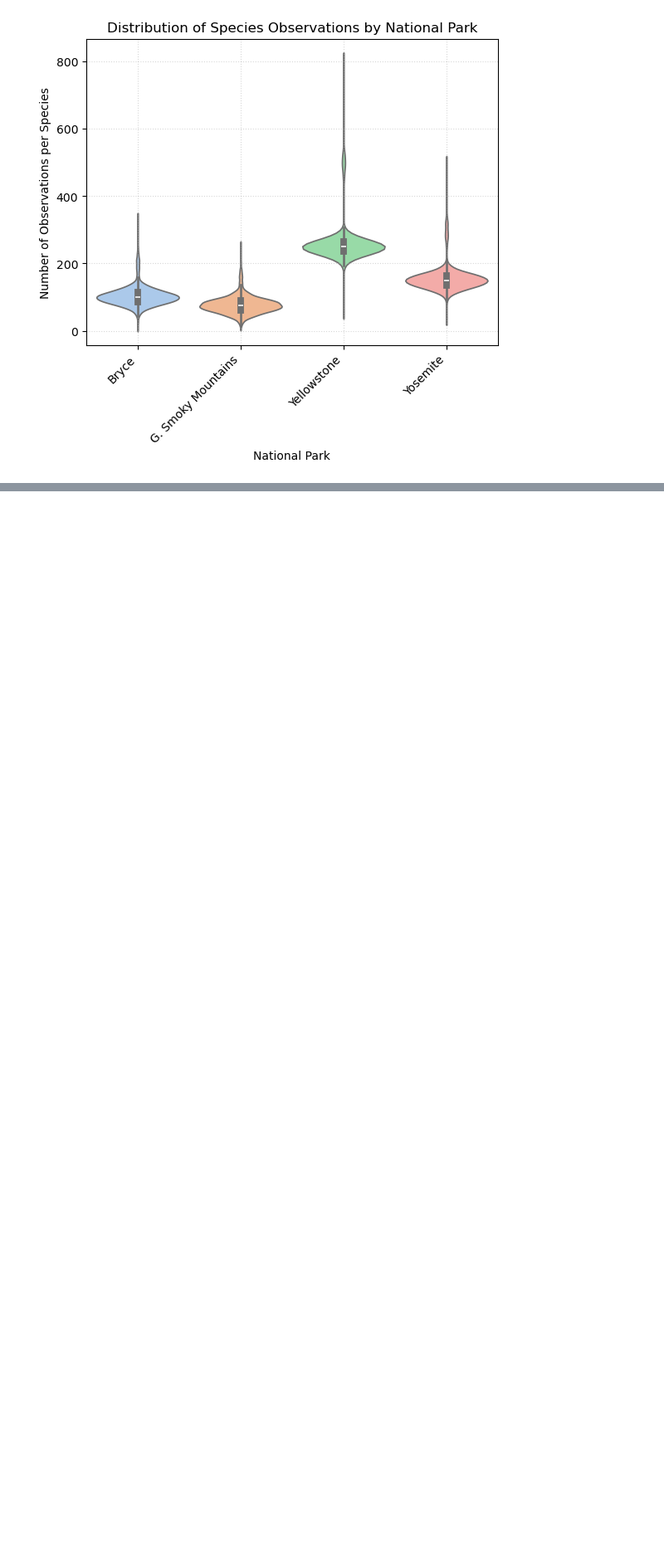
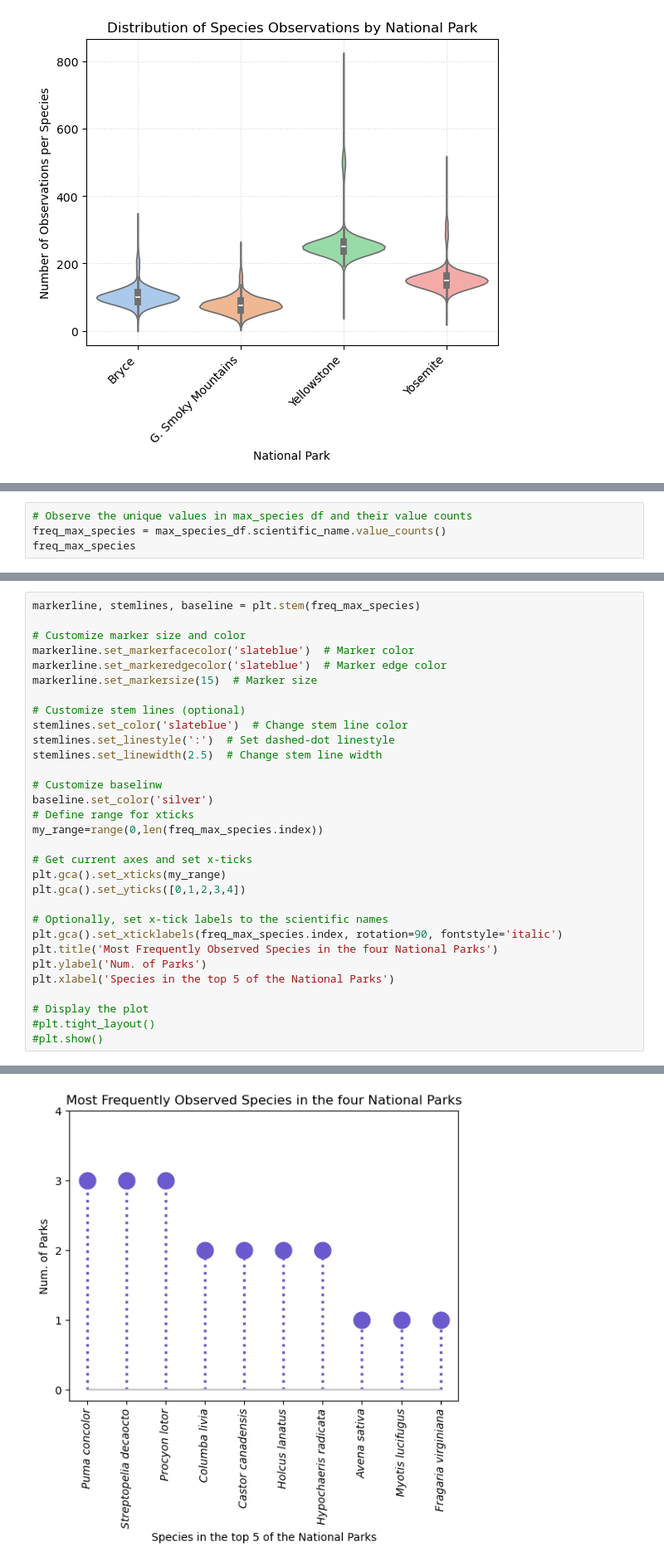
Before and after one commit to CrisFC4/Biodiversity_project, a Jupyter notebook: biodiversity_starter/biodiversity.ipynb, the cells around one changed output, grey strips where cells are left out. Shown: that part at 83% size. Drawn from its saved outputs; the diff is of its cells as text; blank space fills up the shorter version.

Commit message:
Analysis: most and least observed

```diff
--- a/biodiversity_starter/biodiversity.ipynb
+++ b/biodiversity_starter/biodiversity.ipynb
@@ -484,0 +537,4 @@ Passing `palette` without assigning `hue` is deprecated and will be removed in v
+# %%
+# Observe the unique values in max_species df and their value counts
+freq_max_species = max_species_df.scientific_name.value_counts()
+freq_max_species
@@ -484,0 +562,32 @@ Passing `palette` without assigning `hue` is deprecated and will be removed in v
+# %%
+markerline, stemlines, baseline = plt.stem(freq_max_species)
+
+# Customize marker size and color
+markerline.set_markerfacecolor('slateblue')  # Marker color
+markerline.set_markeredgecolor('slateblue')  # Marker edge color
+markerline.set_markersize(15)  # Marker size
+
+# Customize stem lines (optional)
+stemlines.set_color('slateblue')  # Change stem line color
+stemlines.set_linestyle(':')  # Set dashed-dot linestyle
+stemlines.set_linewidth(2.5)  # Change stem line width
+
+# Customize baselinw
+baseline.set_color('silver')
+# Define range for xticks
+my_range=range(0,len(freq_max_species.index))
+
+# Get current axes and set x-ticks
+plt.gca().set_xticks(my_range)
+plt.gca().set_yticks([0,1,2,3,4])
+
+# Optionally, set x-tick labels to the scientific names
+plt.gca().set_xticklabels(freq_max_species.index, rotation=90, fontstyle='italic')
+plt.title('Most Frequently Observed Species in the four National Parks')
+plt.ylabel('Num. of Parks')
+plt.xlabel('Species in the top 5 of the National Parks')
+
+# Display the plot
+#plt.tight_layout()
+#plt.show()
+# %% [output]
@@ -484,0 +595 @@ Passing `palette` without assigning `hue` is deprecated and will be removed in v
+[figure, added]
```
Also changed, not shown: parts of 9 cells of this notebook.
